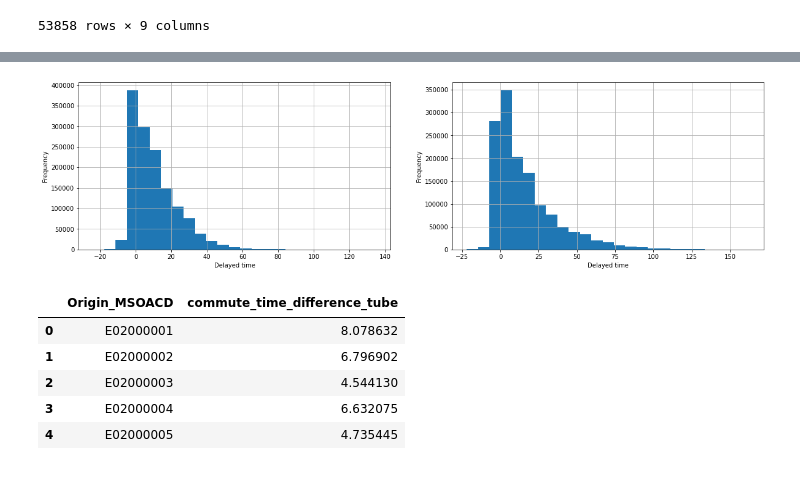
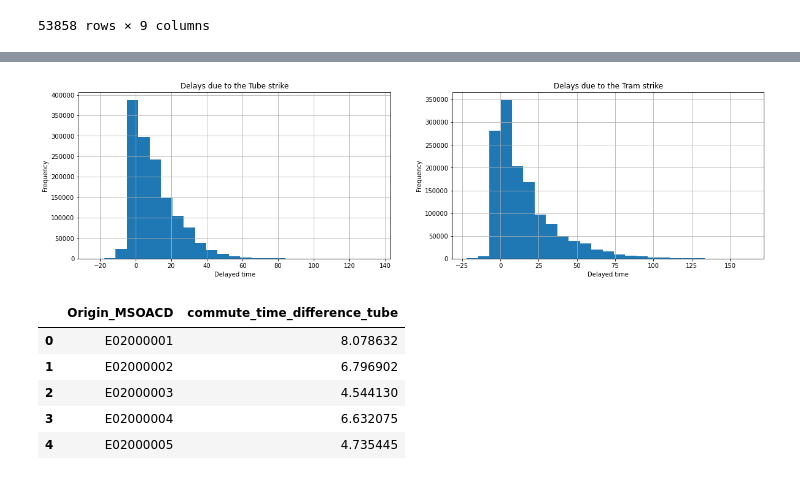
Before and after one commit to xinyi8888/CASA_dissertation, a Jupyter notebook: Draft.ipynb, the cells around one changed output, grey strips where cells are left out. Saved outputs shown, nothing was run; the diff lists cells and outputs as text; code cells hidden in the pictures.

```diff
--- a/Draft.ipynb
+++ b/Draft.ipynb
@@ -239,14 +239,17 @@ commute_time_com.describe()
 # %%
 fig, axes = plt.subplots(figsize=(20,5), nrows=1, ncols=2)
 commute_time_com['commute_time_difference_tube'].hist(bins=25, ax=axes[0])
 axes[0].set_xlabel('Delayed time')
 axes[0].set_ylabel('Frequency')
+axes[0].set_title('Delays due to the Tube strike')
+
 commute_time_com['commute_time_difference_tram'].hist(bins=25, ax=axes[1])
 axes[1].set_xlabel('Delayed time')
 axes[1].set_ylabel('Frequency')
+axes[1].set_title('Delays due to the Tram strike')
 plt.show()
 # %% [output]
-[figure, old version]
+[figure, new version]
 # %%
 commute_time_strike_tube_mean=commute_time_com.groupby(by='Origin_MSOACD').mean()
 commute_time_strike_tube_mean=commute_time_strike_tube_mean.loc[:,['commute_time_difference_tube']]
```
Also changed, not shown: parts of 5 cells of this notebook.
